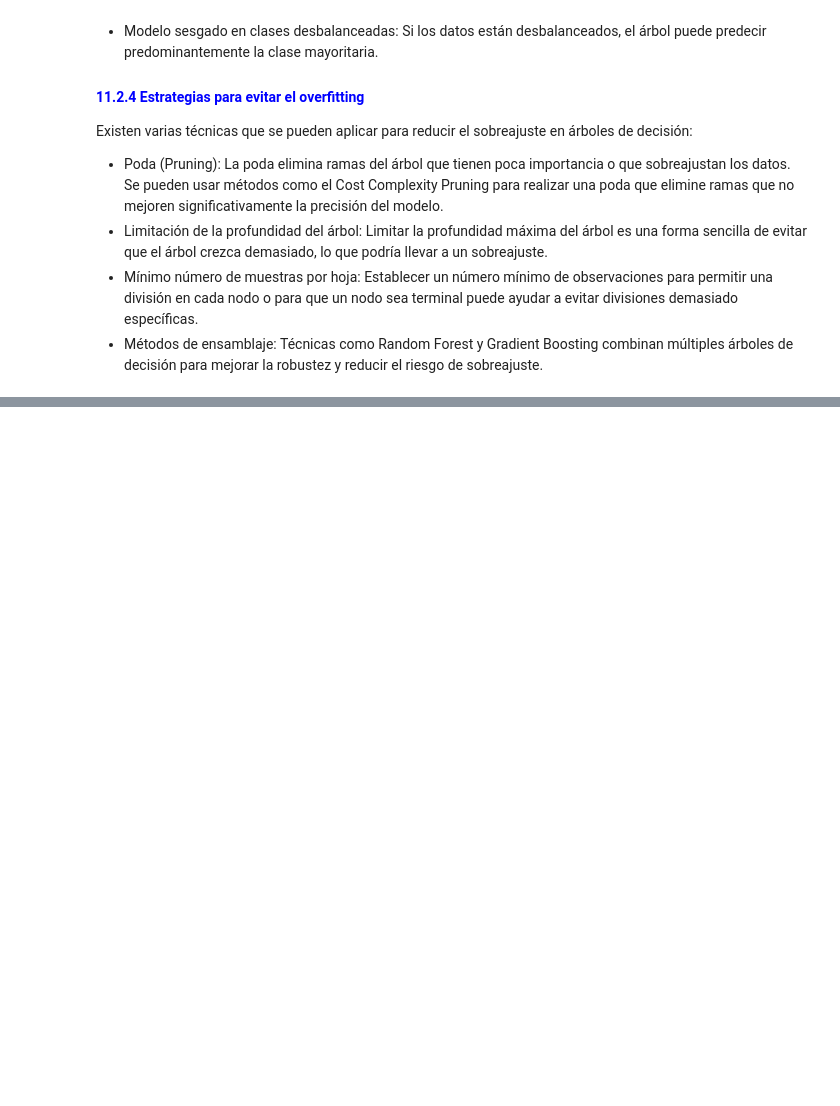
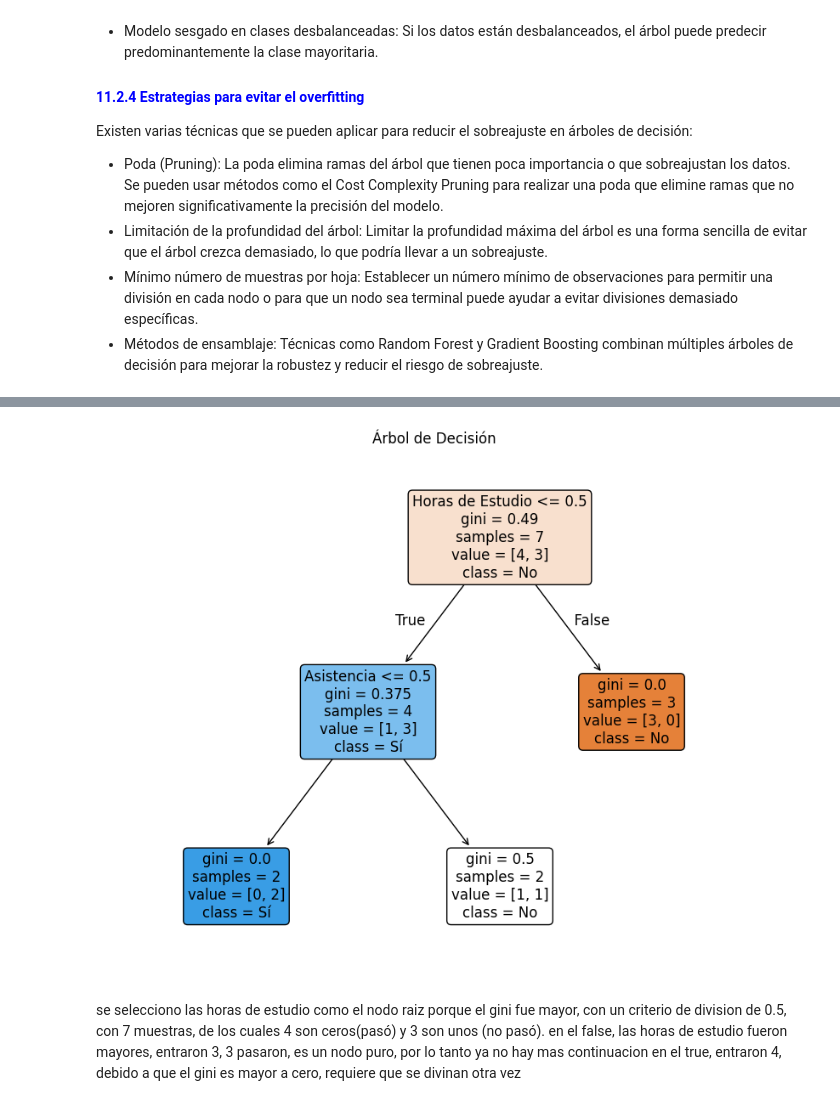
Before and after one commit to mbarragan744/clase-IA, a Jupyter notebook: corte2.ipynb, the cells around one changed output, grey strips where cells are left out. Drawn from its saved outputs; the diff is of its cells as text; code cells hidden in the pictures; blank space fills up the shorter version.

```diff
--- a/corte2.ipynb
+++ b/corte2.ipynb
@@ -286,0 +392,12 @@ Existen varias técnicas que se pueden aplicar para reducir el sobreajuste en á
+# %%
+# Graficar el árbol de decisión
+plt.figure(figsize=(10, 8))
+plot_tree(tree_clf, filled=True, feature_names=["Horas de Estudio", "Asistencia"], class_names=["No", "Sí"], rounded=True, fontsize=12)
+plt.title("Árbol de Decisión")
+plt.show()
+# %% [output]
+[figure, added]
+# %% [markdown]
+se selecciono las horas de estudio como el nodo raiz porque el gini fue mayor, con un criterio de division de 0.5, con 7 muestras, de los cuales 4 son ceros(pasó) y 3 son unos (no pasó).
+en el false, las horas de estudio fueron mayores, entraron 3, 3 pasaron, es un nodo puro, por lo tanto ya no hay mas continuacion
+en el true, entraron 4, debido a que el gini es mayor a cero, requiere que se divinan otra vez
```
Also changed, not shown: parts of 8 cells of this notebook.
